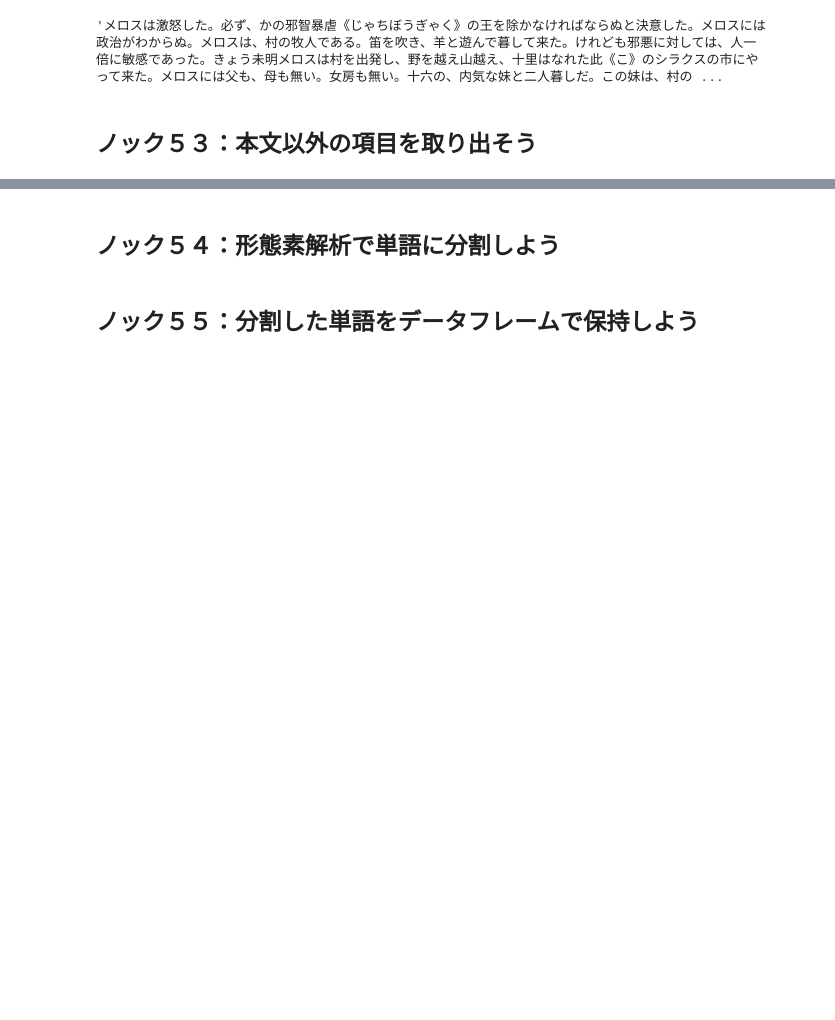
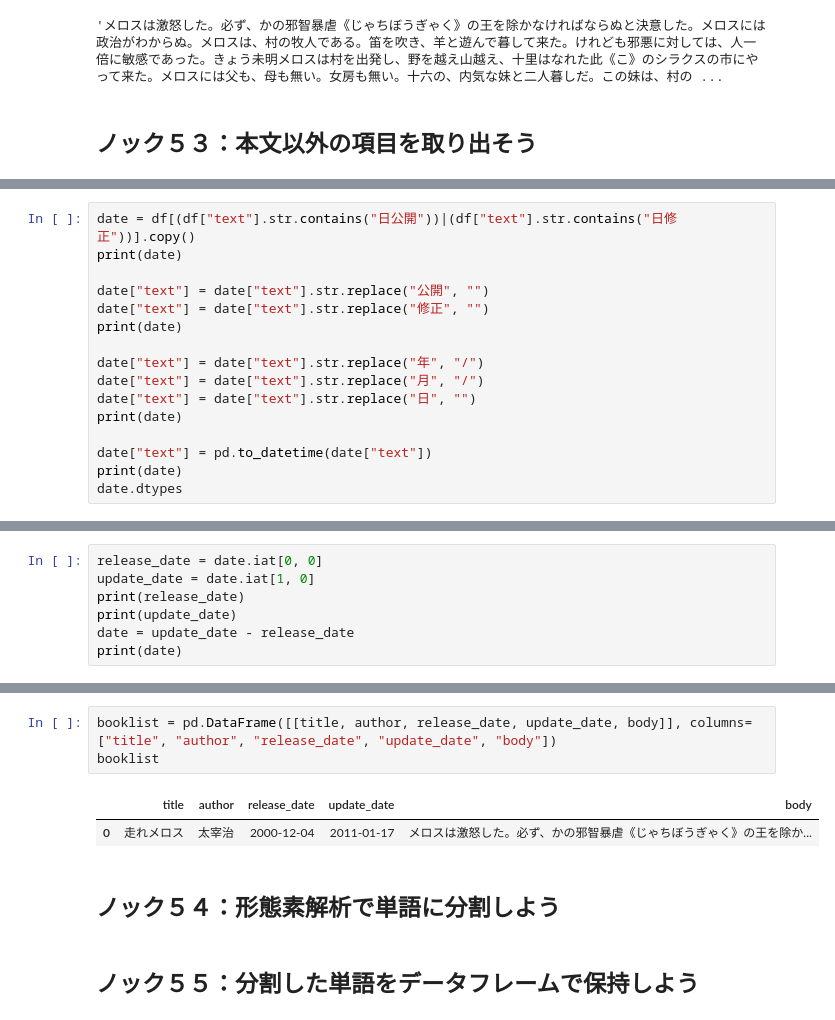
Before and after one commit to winuim/python-process-visualization-100, a Jupyter notebook: chapter-4/src/chapter-4.ipynb, the cells around one changed output, grey strips where cells are left out. Drawn from its saved outputs; the diff is of its cells as text; blank space fills up the shorter version.

```diff
--- a/chapter-4/src/chapter-4.ipynb
+++ b/chapter-4/src/chapter-4.ipynb
@@ -69,0 +129,16 @@ body
+# %%
+date = df[(df["text"].str.contains("日公開"))|(df["text"].str.contains("日修正"))].copy()
+print(date)
+
+date["text"] = date["text"].str.replace("公開", "")
+date["text"] = date["text"].str.replace("修正", "")
+print(date)
+
+date["text"] = date["text"].str.replace("年", "/")
+date["text"] = date["text"].str.replace("月", "/")
+date["text"] = date["text"].str.replace("日", "")
+print(date)
+
+date["text"] = pd.to_datetime(date["text"])
+print(date)
+date.dtypes
@@ -69,0 +160,7 @@ body
+# %%
+release_date = date.iat[0, 0]
+update_date = date.iat[1, 0]
+print(release_date)
+print(update_date)
+date = update_date - release_date
+print(date)
@@ -70,3 +171,9 @@ body
+# %%
+booklist = pd.DataFrame([[title, author, release_date, update_date, body]], columns=["title", "author", "release_date", "update_date", "body"])
+booklist
+# %% [output]
+|  | title | author | release_date | update_date | body |
+| 0 | 走れメロス | 太宰治 | 2000-12-04 | 2011-01-17 | メロスは激怒した。必ず、かの邪智暴虐《じゃちぼうぎゃく》の王を除か... |
 # %% [markdown]
 ## ノック５４：形態素解析で単語に分割しよう
 # %% [markdown]
```
Also changed, not shown: parts of 6 cells of this notebook.
